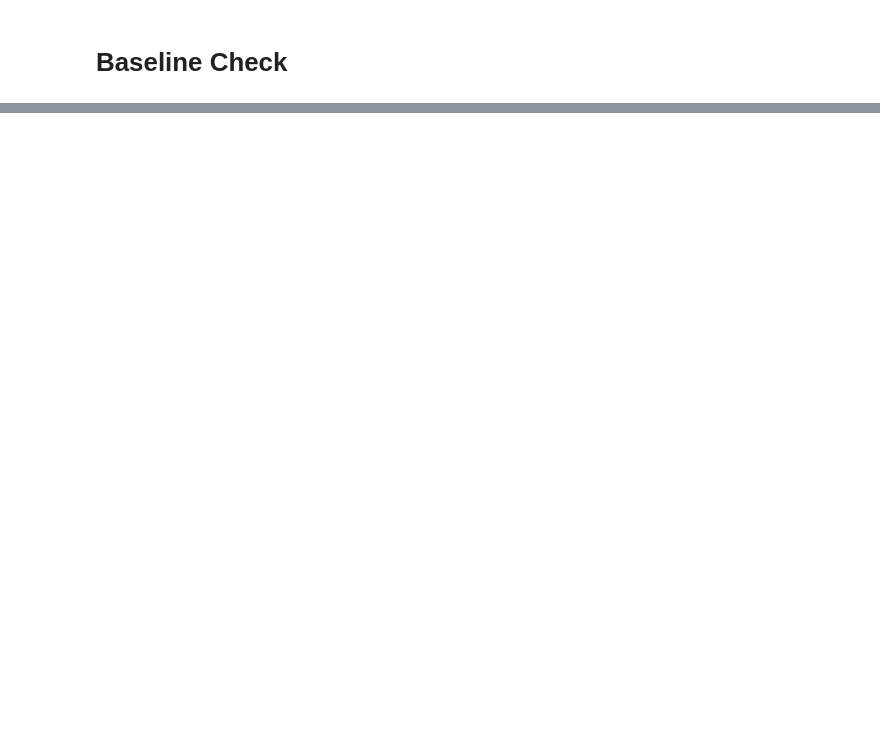
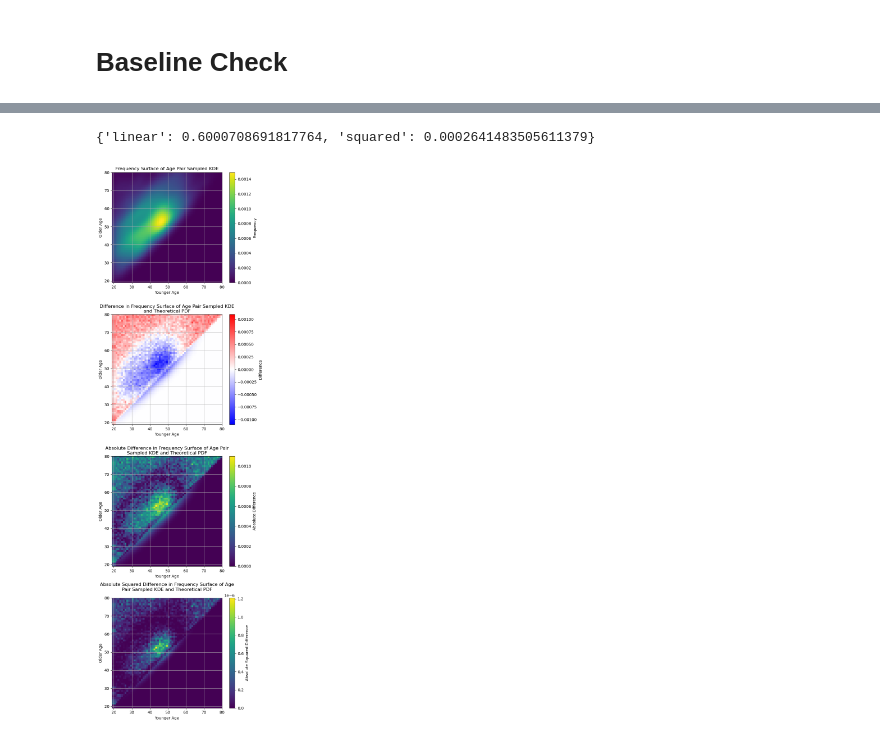
Before and after one commit to Watts-Lab/deliberation-group-assignment, a Jupyter notebook: scratch/batch_test.ipynb, the cells around one changed output, grey strips where cells are left out. Saved outputs shown, nothing was run; the diff lists cells and outputs as text; code cells hidden in the pictures; blank space fills up the shorter version.

```diff
--- a/scratch/batch_test.ipynb
+++ b/scratch/batch_test.ipynb
@@ -484,0 +506,11 @@ datapoints.shape
+# %%
+# batch 10
+for i in range(9):
+    run_baseline_batch(100)
+    res = evaluate_baseline_batch()
+    b_scores['linear'].append(res['linear'])
+    b_scores['squared'].append(res['squared'])
+evaluate_baseline_batch(plot=True)
+# %% [output]
+{'linear': 0.6000708691817764, 'squared': 0.0002641483505611379}
+[figure, added]
```
Also changed, not shown: parts of 13 cells of this notebook, 7 other files.
